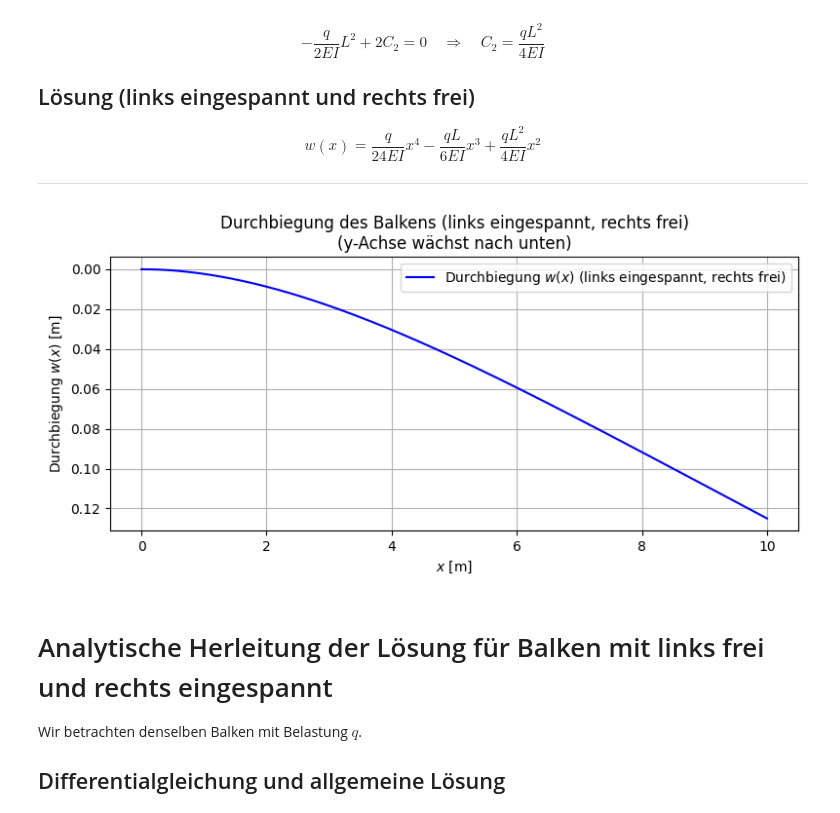
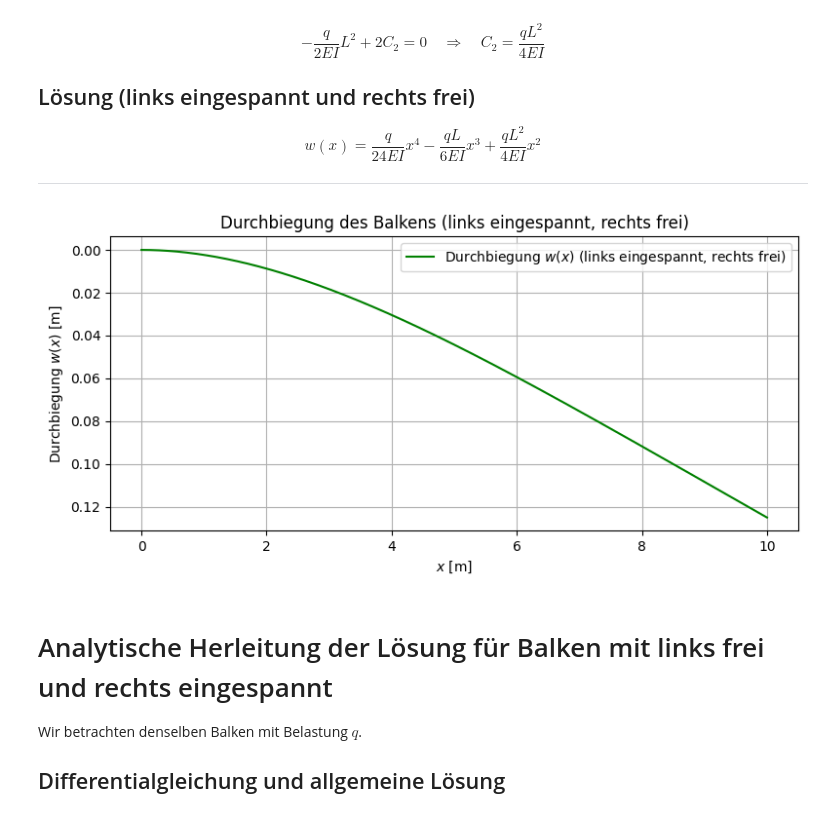
Before and after one commit to AhmedHossamMido/projektarbeit, a Jupyter notebook: projektdatei.ipynb, the cells around one changed output. Drawn from its saved outputs; the diff is of its cells as text; code cells hidden in the pictures.

```diff
--- a/projektdatei.ipynb
+++ b/projektdatei.ipynb
@@ -312,7 +312,7 @@ figsize = (18, 6)           # Größe der Figur
 # Balken Eigenschaften
 beam_linewidth = 8
 beam_capstyle = 'round'
-beam_colors = ["red", "blue", "green"]  # Farben der Balken
+beam_colors = ["red", "green", "blue"]  # Farben der Balken
 
 # Rechtecke (Lager) Eigenschaften
 rect_width = 0.8
@@ -379,8 +379,7 @@ axs[1].set_xlim(*x_limits)
 axs[1].set_ylim(*y_limits)
 
 # Linkes Rechteck (eingespannt)
-axs[1].add_patch(plt.Rectangle, (x_start - rect_width/2, rect_y_fixed), rect_width, rect_height_fixed, facecolor=rect_facecolor, edgecolor=rect_edgecolor))
-# Balken
+axs[1].add_patch(plt.Rectangle((x_start - rect_width/2, rect_y_fixed), rect_width, rect_height_fixed,facecolor=rect_facecolor, edgecolor=rect_edgecolor))
 axs[1].plot([x_start, x_end], [y_beam, y_beam], color=beam_colors[1], lw=beam_linewidth, solid_capstyle=beam_capstyle)
 # Pfeile (alle außer erster)
 for x in arrow_x_positions[1:]:
@@ -630,29 +629,29 @@ $$
 # %%
 # Parameter (Beispielwerte)
 L = 10.0
 EI = 1e7
 q = 1000.0
 
 x = np.linspace(0, L, 500)
 
 # Analytische Lösung für links eingespannt, rechts frei
 w = (q / (24 * EI)) * x**4 - (q * L / (6 * EI)) * x**3 + (q * L**2 / (4 * EI)) * x**2
 
 plt.figure(figsize=(8, 4))
-plt.plot(x, w, label='Durchbiegung $w(x)$ (links eingespannt, rechts frei)', color='blue')
+plt.plot(x, w, label='Durchbiegung $w(x)$ (links eingespannt, rechts frei)', color=beam_colors[1])
 plt.xlabel('$x$ [m]')
 plt.ylabel('Durchbiegung $w(x)$ [m]')
-plt.title('Durchbiegung des Balkens (links eingespannt, rechts frei)\n(y-Achse wächst nach unten)')
+plt.title('Durchbiegung des Balkens (links eingespannt, rechts frei)')
 plt.grid(True)
 plt.legend()
 
 # y-Achse invertieren, damit sie nach unten wächst
 plt.gca().invert_yaxis()
 
 plt.tight_layout()
 plt.show()
 # %% [output]
-[figure, old version]
+[figure, new version]
 # %% [markdown]
 # Analytische Herleitung der Lösung für Balken mit links frei und rechts eingespannt
 
```
Also changed, not shown: parts of 5 cells of this notebook.
